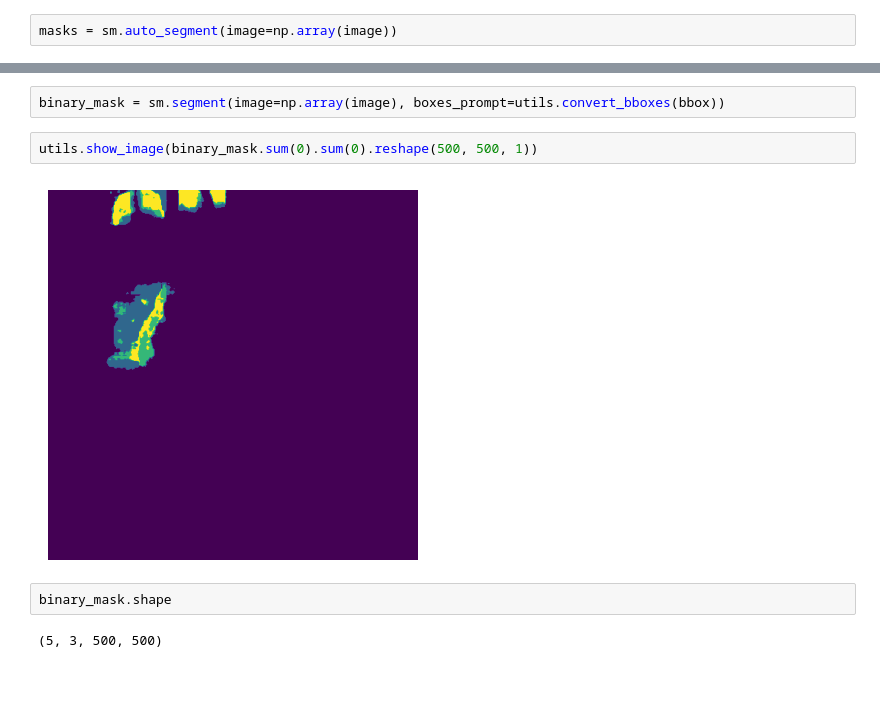
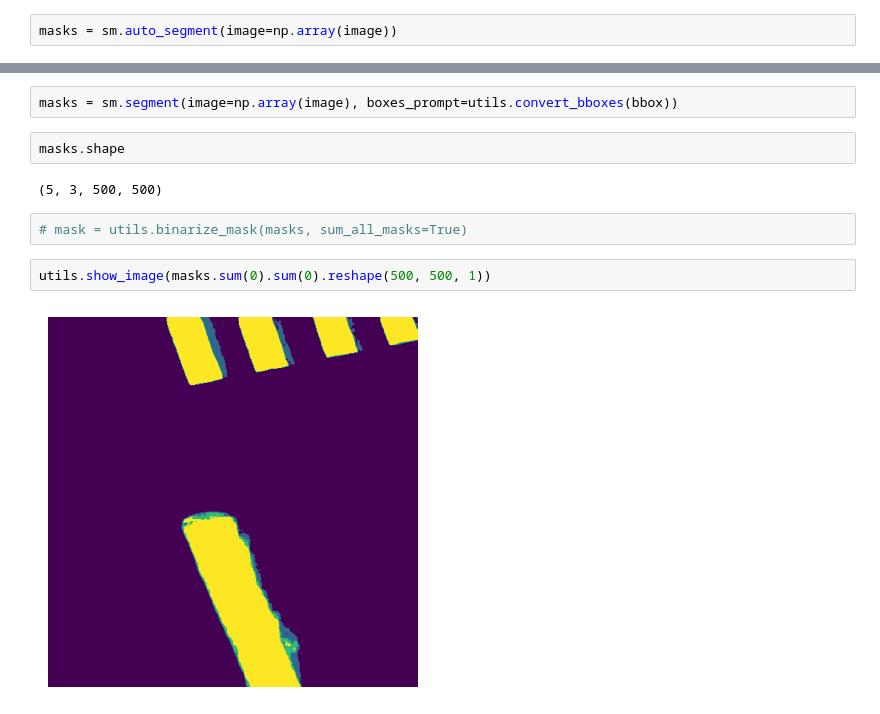
Before and after one commit to VectorInstitute/SegMate, a Jupyter notebook: segmate_demo.ipynb, the cells around one changed output, grey strips where cells are left out. Drawn from its saved outputs; the diff is of its cells as text; blank space fills up the shorter version.

Commit message:
fixed segment function with bbox prompt

```diff
--- a/segmate_demo.ipynb
+++ b/segmate_demo.ipynb
@@ -57,10 +57,12 @@ sm.visualize_automask(image=np.array(image), masks=masks)
 # %%
-binary_mask = sm.segment(image=np.array(image), boxes_prompt=utils.convert_bboxes(bbox))
+masks = sm.segment(image=np.array(image), boxes_prompt=utils.convert_bboxes(bbox))
+# %%
+masks.shape
+# %% [output]
+(5, 3, 500, 500)
+# %%
+# mask = utils.binarize_mask(masks, sum_all_masks=True)
 # %%
-utils.show_image(binary_mask.sum(0).sum(0).reshape(500, 500, 1))
+utils.show_image(masks.sum(0).sum(0).reshape(500, 500, 1))
 # %% [output]
-[figure, old version]
+[figure, new version]
-# %%
-binary_mask.shape
-# %% [output]
-(5, 3, 500, 500)
```
Also changed, not shown: parts of 9 cells of this notebook, 2 other files.
